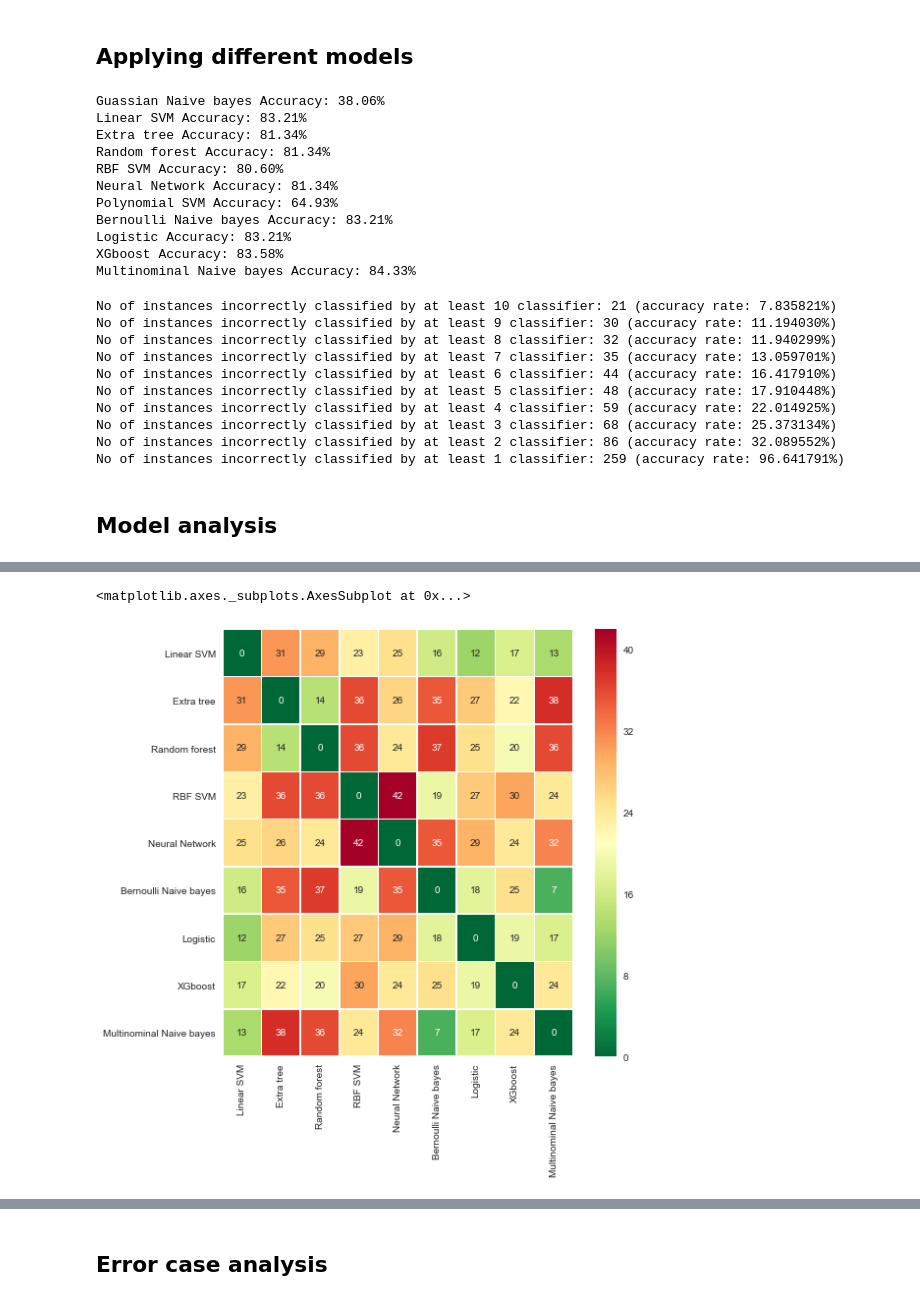
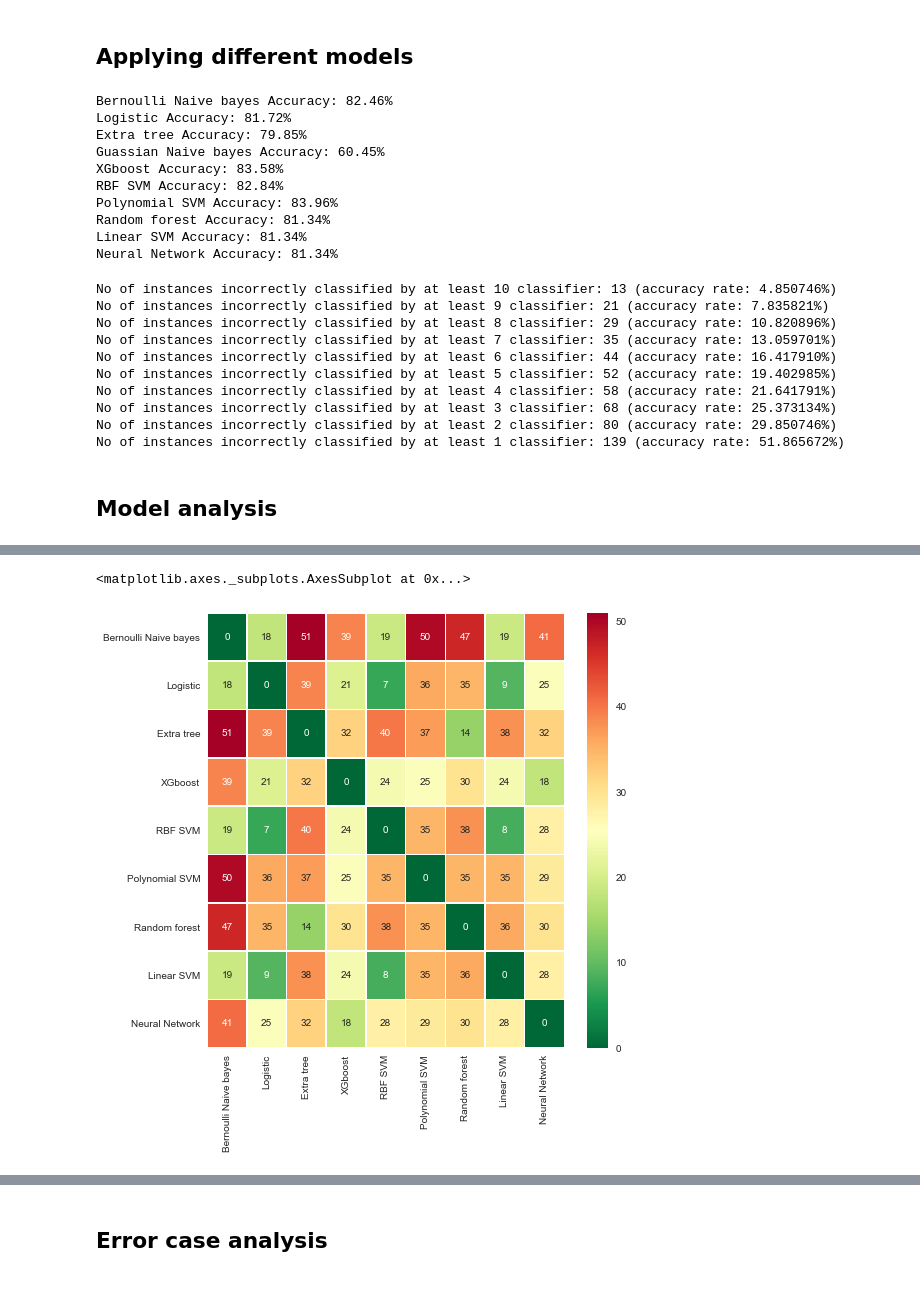
Before and after one commit to ymlai87416/PythonPlayground, a Jupyter notebook: DataScience/Kaggle/Titanic Machine Learning from Disaster/Titanic (Model selection).ipynb, the cells around one changed output, grey strips where cells are left out. Saved outputs shown, nothing was run; the diff lists cells and outputs as text; code cells hidden in the pictures.

```diff
--- a/DataScience/Kaggle/Titanic Machine Learning from Disaster/Titanic (Model selection).ipynb
+++ b/DataScience/Kaggle/Titanic Machine Learning from Disaster/Titanic (Model selection).ipynb
@@ -37,14 +37,3 @@ with open(train_lb_file, 'rb') as f:
 
 with open(test_ds_file, 'rb') as f:
     test_dataset = pickle.load(f)
-# %%
-columns = ["Pclass", "Sex", "SibSp", "Parch", "FamilyMember", "Embarked", "Salutation", "CabinArea"]
-
-full_dataset = pandas.concat([train_dataset, test_dataset])
-
-full_datasett_onehot = pandas.get_dummies(full_dataset, sparse=True, columns=columns)
-
-train_dataset_onehot = full_datasett_onehot[:len(train_dataset)]
-test_dataset_onehot = full_datasett_onehot[len(train_dataset):]
-
-display(train_dataset_onehot[0:10])
@@ -65,3 +40,17 @@ display(train_dataset_onehot[0:10])
+# %%
+def transform_ds_to_input(dataset):
+    columns = ["Pclass", "Embarked_enc", "Salutation_enc", "CabinArea_enc"]
+    ds_onehot = dataset[["Pclass", "Sex_enc", "SibSp", "Parch", "Fare", "CabinArea_enc",\
+                                       "Embarked_enc", "Salutation_enc", "FamilyMember"]]
+    ds_onehot = pandas.get_dummies(ds_onehot, sparse=True, columns=columns)
+    scaler = StandardScaler().fit(ds_onehot)
+    ds_onehot_scaled = scaler.transform(ds_onehot)
+    return ds_onehot_scaled
+
+full_dataset = pandas.concat([train_dataset, test_dataset])
+full_dataset_onehot = transform_ds_to_input(full_dataset)
+train_dataset_onehot= full_dataset_onehot[:len(train_dataset)]
+test_dataset_onehot = full_dataset_onehot[len(train_dataset):]
 # %% [markdown]
 ## Model selection
 # %%
@@ -194,7 +183,7 @@ def calc_accuracy(y_test, predictions):
 ## now run it for ten times
 classifiers = {"Logistic" : default_logistic,
                "Guassian Naive bayes" : default_gauss_nb,
-               "Multinominal Naive bayes" : default_multinom_nb,
+               #"Multinominal Naive bayes" : default_multinom_nb,
                "Bernoulli Naive bayes" : default_bernoulli_nb,
                "RBF SVM" : default_rbf_svm,
                "Linear SVM" : default_linear_svm,
@@ -206,7 +195,7 @@ classifiers = {"Logistic" : default_logistic,
               }
 
 
-incorrect = pandas.DataFrame(index=X_test.index, columns=classifiers.keys())
+incorrect = pandas.DataFrame(columns=classifiers.keys())
 ## show in graph what mistake create error
 for key, value in classifiers.items():
     prediction = value(X_train, y_train, X_test)
@@ -215,17 +204,16 @@ for key, value in classifiers.items():
 
     print("%s Accuracy: %.2f%%" % (key, accuracy * 100.0))
 # %% [output]
-Guassian Naive bayes Accuracy: 38.06%
-Linear SVM Accuracy: 83.21%
-Extra tree Accuracy: 81.34%
+Bernoulli Naive bayes Accuracy: 82.46%
+Logistic Accuracy: 81.72%
+Extra tree Accuracy: 79.85%
+Guassian Naive bayes Accuracy: 60.45%
+XGboost Accuracy: 83.58%
+RBF SVM Accuracy: 82.84%
+Polynomial SVM Accuracy: 83.96%
 Random forest Accuracy: 81.34%
-RBF SVM Accuracy: 80.60%
+Linear SVM Accuracy: 81.34%
 Neural Network Accuracy: 81.34%
-Polynomial SVM Accuracy: 64.93%
-Bernoulli Naive bayes Accuracy: 83.21%
-Logistic Accuracy: 83.21%
-XGboost Accuracy: 83.58%
-Multinominal Naive bayes Accuracy: 84.33%
 # %%
 #instance most classifed incorrectly
 incorrect_sum = incorrect.sum(axis = 1)
@@ -236,22 +224,21 @@ for i in range(10, 0, -1):
     print("No of instances incorrectly classified by at least %d classifier: %d (accuracy rate: %f%%)" % \
           (i, tmp.sum(), (tmp.sum()/len(prediction)) * 100))
 # %% [output]
-No of instances incorrectly classified by at least 10 classifier: 21 (accuracy rate: 7.835821%)
-No of instances incorrectly classified by at least 9 classifier: 30 (accuracy rate: 11.194030%)
-No of instances incorrectly classified by at least 8 classifier: 32 (accuracy rate: 11.940299%)
+No of instances incorrectly classified by at least 10 classifier: 13 (accuracy rate: 4.850746%)
+No of instances incorrectly classified by at least 9 classifier: 21 (accuracy rate: 7.835821%)
+No of instances incorrectly classified by at least 8 classifier: 29 (accuracy rate: 10.820896%)
 No of instances incorrectly classified by at least 7 classifier: 35 (accuracy rate: 13.059701%)
 No of instances incorrectly classified by at least 6 classifier: 44 (accuracy rate: 16.417910%)
-No of instances incorrectly classified by at least 5 classifier: 48 (accuracy rate: 17.910448%)
-No of instances incorrectly classified by at least 4 classifier: 59 (accuracy rate: 22.014925%)
+No of instances incorrectly classified by at least 5 classifier: 52 (accuracy rate: 19.402985%)
+No of instances incorrectly classified by at least 4 classifier: 58 (accuracy rate: 21.641791%)
 No of instances incorrectly classified by at least 3 classifier: 68 (accuracy rate: 25.373134%)
-No of instances incorrectly classified by at least 2 classifier: 86 (accuracy rate: 32.089552%)
-No of instances incorrectly classified by at least 1 classifier: 259 (accuracy rate: 96.641791%)
+No of instances incorrectly classified by at least 2 classifier: 80 (accuracy rate: 29.850746%)
+No of instances incorrectly classified by at least 1 classifier: 139 (accuracy rate: 51.865672%)
 # %% [markdown]
 ## Model analysis
 # %%
 #remove 2 columns for low accuracy rate
 incorrect_p = incorrect.drop('Guassian Naive bayes', 1)
-incorrect_p = incorrect_p.drop('Polynomial SVM', 1)
 
 incorrect_rel = pandas.DataFrame(index=incorrect_p.columns, columns=incorrect_p.columns)
 
@@ -261,7 +248,6 @@ for key1 in incorrect_p.columns:
         incorrect_rel[key1][key2] = tmp.sum()
 
 incorrect_rel = incorrect_rel.astype(float)
-display(incorrect_rel)
 fig = plt.figure(figsize=(8,8))
 sns.heatmap(incorrect_rel, cmap='RdYlGn_r', linewidths=0.5, annot=True)
 # %% [output]
@@ -278,4 +254,4 @@ sns.heatmap(incorrect_rel, cmap='RdYlGn_r', linewidths=0.5, annot=True)
 <matplotlib.axes._subplots.AxesSubplot at 0x...>
-[figure, old version]
+[figure, new version]
 # %%
 # In the following, we just try to use 3 top classifer to form a voting classifier
```
Also changed, not shown: parts of 7 cells of this notebook, 14 other files.
